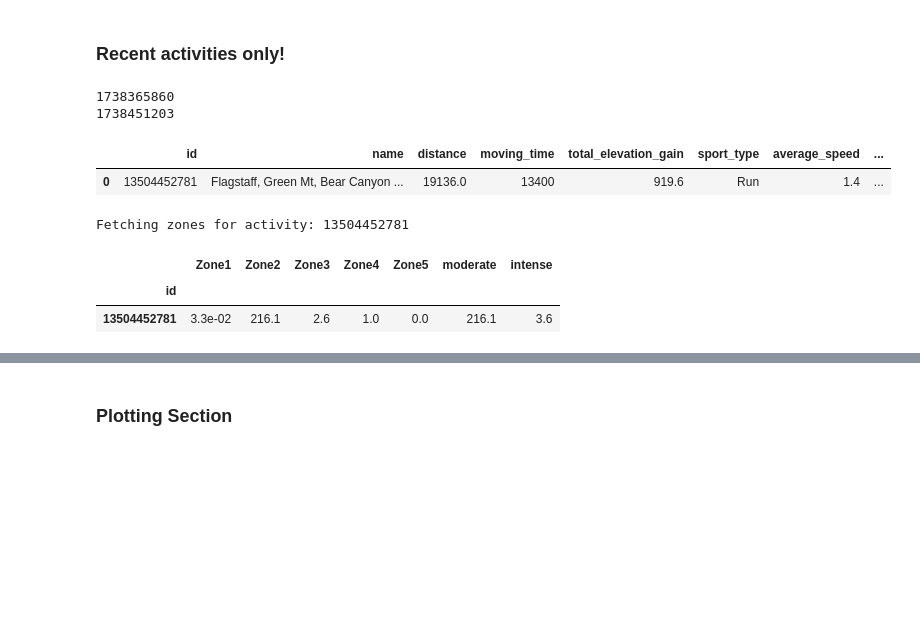
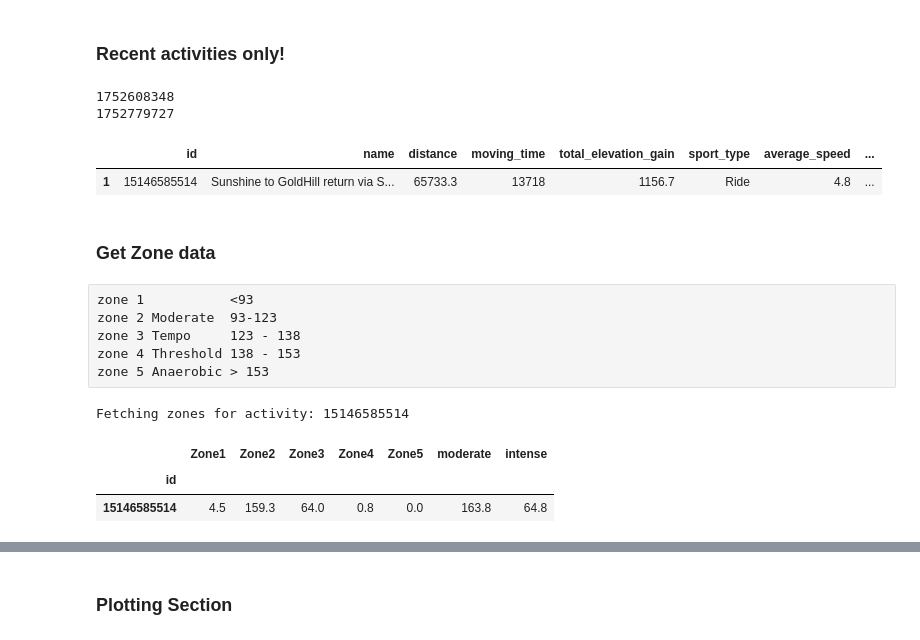
Before and after one commit to edterrell/healthy_heart, a Jupyter notebook: strava_API.ipynb, the cells around one changed output, grey strips where cells are left out. Cells and saved outputs as stored; diff of their text form; code cells hidden in the pictures; blank space fills up the shorter version.

```diff
--- a/strava_API.ipynb
+++ b/strava_API.ipynb
@@ -125,8 +114,8 @@ Then select a start time to encompass that activity date
 ### Recent activities only!
 # %%
 # select date to start new activities data collection
-startdate_string = '2024-01-01'
-enddate_string = '2024-03-01'
+startdate_string = '2025-07-14'
+enddate_string = '2025-12-01'
 num_of_activities_for_upload = 30
 
 # change date to unix integer format with mktime
@@ -162,38 +151,46 @@ while True:
             # breaks out of for loop only
             break
         # set number of activites (strava maximum is 100/15 minutes)
         if len(activities) >= num_of_activities_for_upload:
             stop_fetching = True
             # breaks out of for loop only
             break
         activities.append(activity)
     params["page"] += 1
 
 
 # Build out strava_df with only the necessary columns
 recent_df = pd.DataFrame(activities)
 cols_needed = ['id','name', 'distance', 'moving_time','total_elevation_gain', 'sport_type',
           'average_speed', 'average_heartrate','max_heartrate', 'suffer_score','start_date']
 recent_df = recent_df.loc[:,cols_needed]
 recent_df = recent_df.sort_values('start_date',ascending=False)
 
 # This step does the comparison between recent_df and strava_df
 # strava_df holds previously saved data
 
 if strava_df.empty:
     new_activities_df = recent_df.copy()
 else:
     new_activities_df = recent_df[~recent_df.id.isin(strava_df.id)].copy()
 
 # display df of new activities
 new_activities_df
 # %% [output]
-1738365860
-1738451203
+1752608348
+1752779727
 |  | id | name | distance | moving_time | total_elevation_gain | sport_type | average_speed | ... |
-| 0 | 13504452781 | Flagstaff, Green Mt, Bear Canyon ... | 19136.0 | 13400 | 919.6 | Run | 1.4 | ... |
+| 1 | 15146585514 | Sunshine to GoldHill return via S... | 65733.3 | 13718 | 1156.7 | Ride | 4.8 | ... |
 # %%
 strava_df = process_new_data(new_activities_df, strava_df)
+# %% [markdown]
+### Get Zone data
+# %% [raw]
+zone 1           <93
+zone 2 Moderate  93-123
+zone 3 Tempo     123 - 138
+zone 4 Threshold 138 - 153
+zone 5 Anaerobic > 153
 # %%
 # Recent zone data
 # Create a new_zone dataframe for recent activities
@@ -214,10 +211,10 @@ zone['intense'] = zone[['Zone3', 'Zone4', 'Zone5']].sum(axis=1)
 # display new zone info
 zone
 # %% [output]
-Fetching zones for activity: 13504452781
+Fetching zones for activity: 15146585514
 |  | Zone1 | Zone2 | Zone3 | Zone4 | Zone5 | moderate | intense |
 | id |  |  |  |  |  |  |  |
-| 13504452781 | 3.3e-02 | 216.1 | 2.6 | 1.0 | 0.0 | 216.1 | 3.6 |
+| 15146585514 | 4.5 | 159.3 | 64.0 | 0.8 | 0.0 | 163.8 | 64.8 |
 # %%
 new_zone_df = pd.merge(new_zone_df, zone, left_on='id',right_index=True)
 # %%
```
Also changed, not shown: parts of 17 cells of this notebook, 1 other file.
